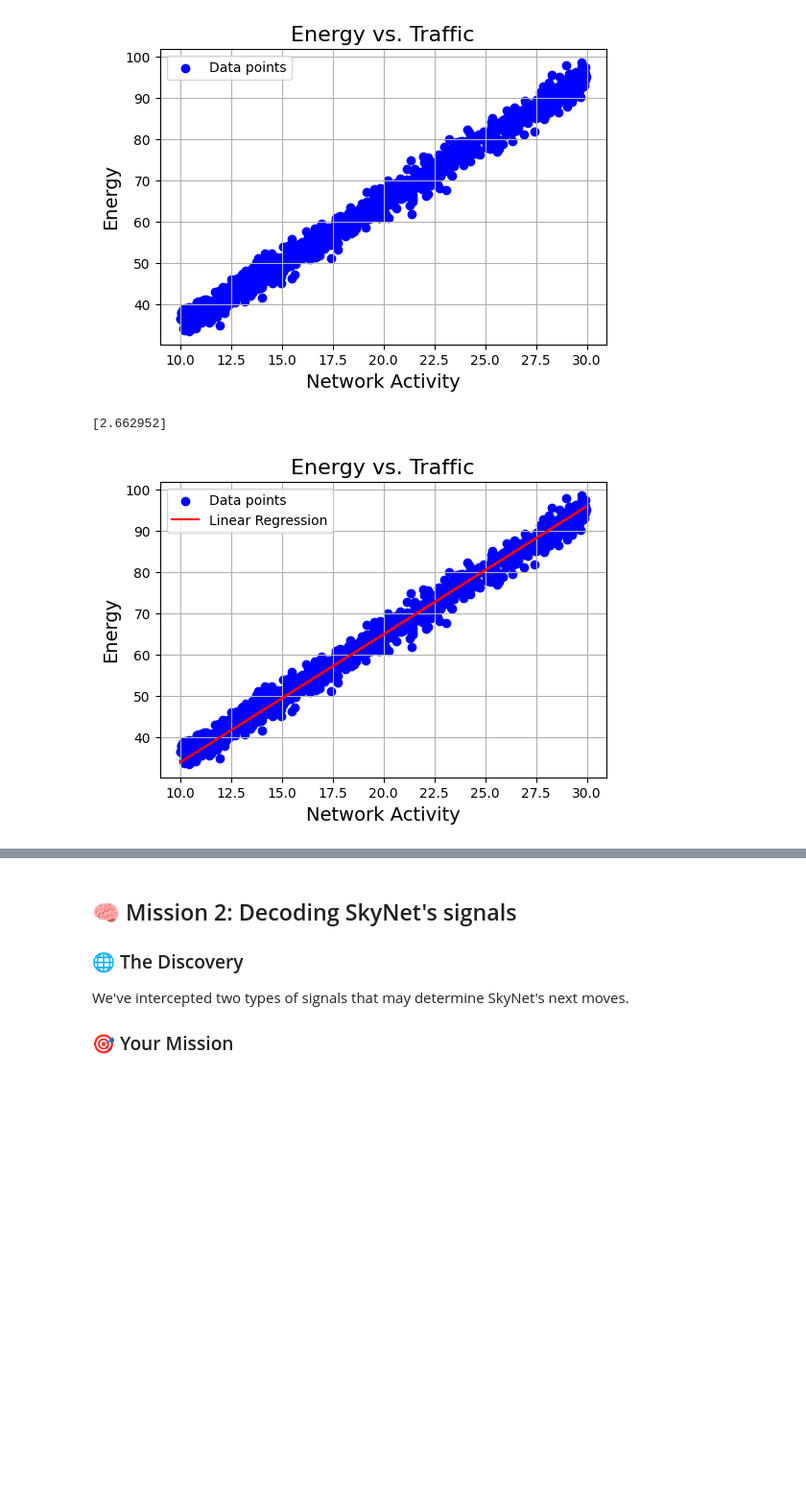
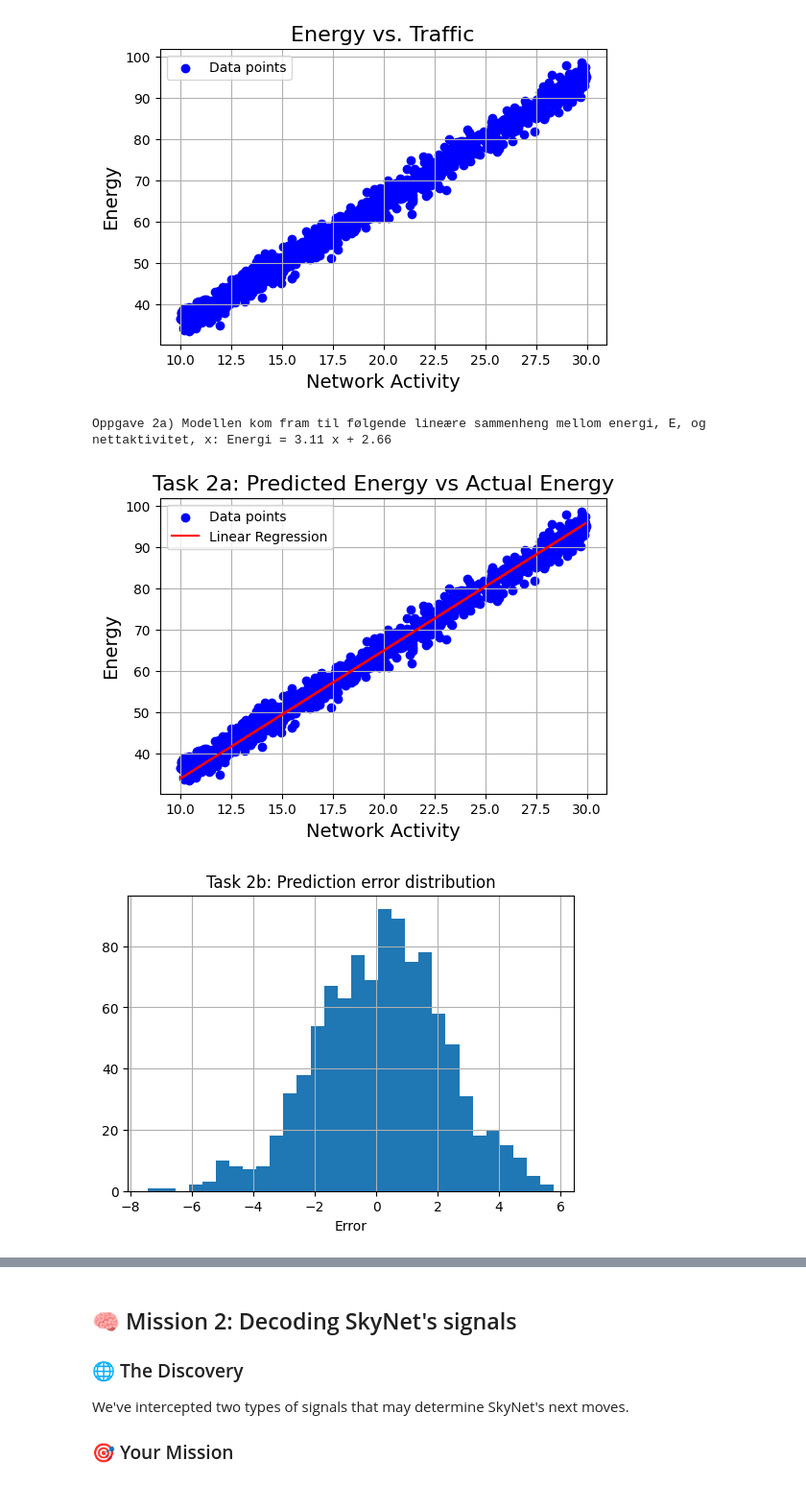
Before and after one commit to baardby/Intro-To-ML-Assignment-1, a Jupyter notebook: Assignment1/Chapter_1.ipynb, the cells around one changed output, grey strips where cells are left out. Shown: that part at 96% size. Drawn from its saved outputs; the diff is of its cells as text; code cells hidden in the pictures; blank space fills up the shorter version.

Commit message:
Plotted mission 2 data

```diff
--- a/Assignment1/Chapter_1.ipynb
+++ b/Assignment1/Chapter_1.ipynb
@@ -85,17 +85,26 @@ plt.show()
 # %%
 lr = LinearRegression()
 
 lr.fit(data['Net_Activity'], data['Energy'])
 
 plt.figure(figsize=(6, 4))
 plt.scatter(data['Net_Activity'], data['Energy'], c='blue', label='Data points')
 plt.plot(data['Net_Activity'], lr.predict(data['Net_Activity']), c='red', label='Linear Regression')
 plt.grid(True)
 plt.xlabel('Network Activity', fontsize=14)
 plt.ylabel('Energy', fontsize=14)
-plt.title('Energy vs. Traffic', fontsize=16)
+plt.title('Task 2a: Predicted Energy vs Actual Energy', fontsize=16)
 plt.legend()
 plt.show()
+
+error = - lr.predict(data['Net_Activity']) + data['Energy']
+plt.figure(figsize=(6, 4))
+plt.hist(error, bins=30)
+plt.grid(True)
+plt.xlabel('Error')
+plt.title('Task 2b: Prediction error distribution')
+plt.show()
 # %% [output]
-[2.662952]
+Oppgave 2a) Modellen kom fram til følgende lineære sammenheng mellom energi, E, og nettaktivitet, x: Energi = 3.11 x + 2.66
-[figure, old version]
+[figure, new version]
+[figure, added]
```
Also changed, not shown: parts of 3 cells of this notebook, 1 other file.
